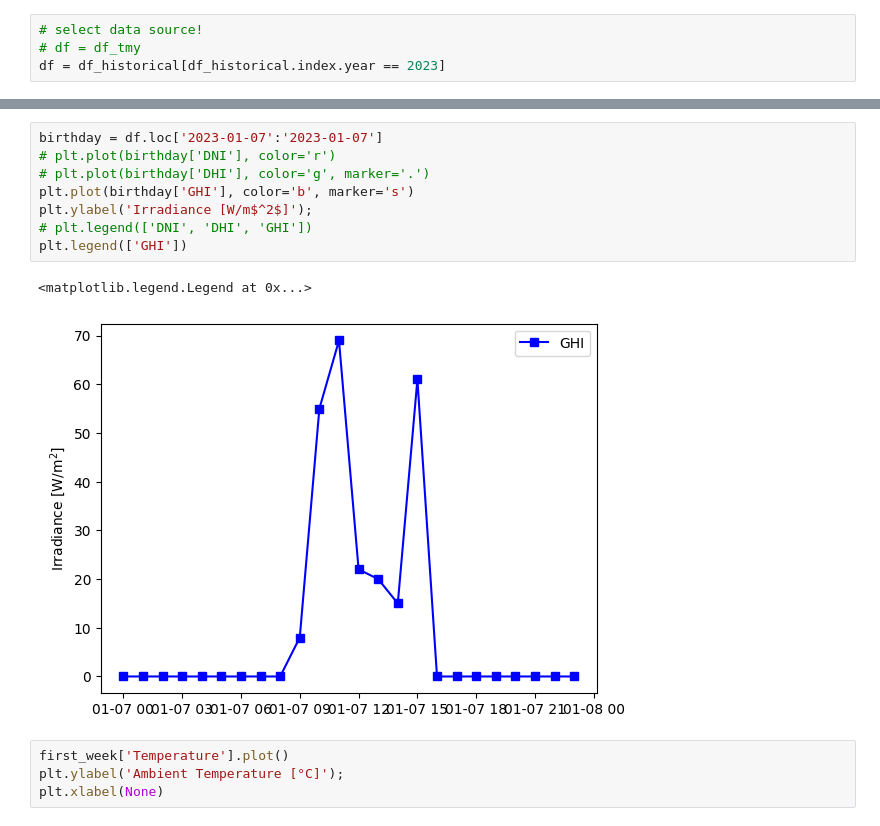
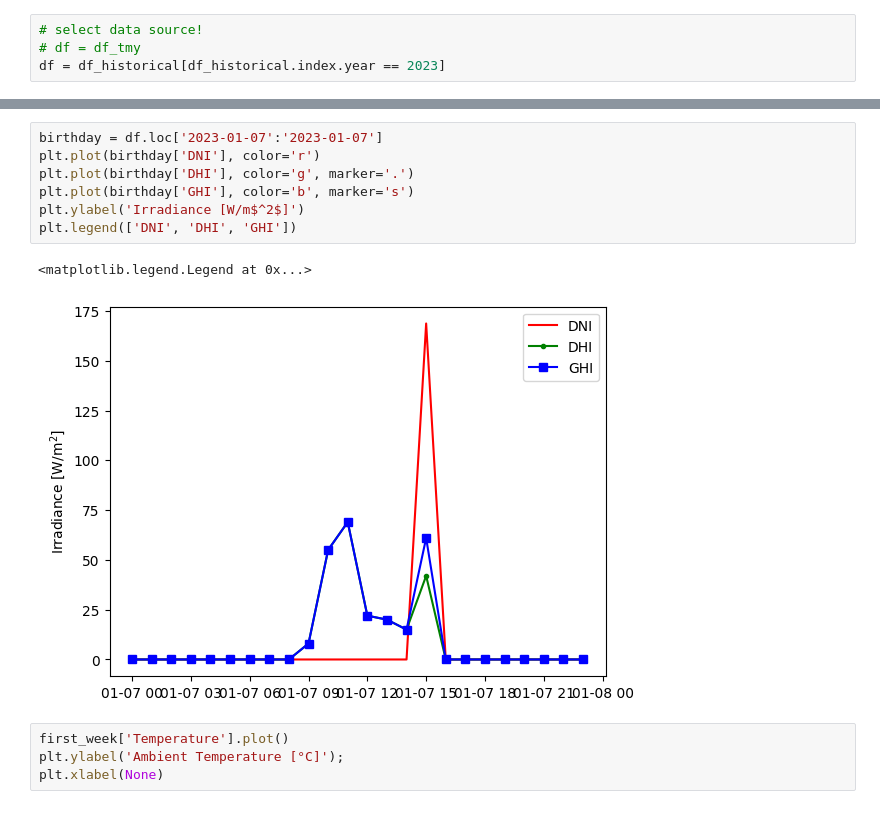
Before and after one commit to josephbenjamin/solar-model, a Jupyter notebook: solar-modelling.ipynb, the cells around one changed output, grey strips where cells are left out. Saved outputs shown, nothing was run; the diff lists cells and outputs as text.

```diff
--- a/solar-modelling.ipynb
+++ b/solar-modelling.ipynb
@@ -253,14 +144,13 @@ df.head(20)
 # %%
 birthday = df.loc['2023-01-07':'2023-01-07']
-# plt.plot(birthday['DNI'], color='r')
-# plt.plot(birthday['DHI'], color='g', marker='.')
+plt.plot(birthday['DNI'], color='r')
+plt.plot(birthday['DHI'], color='g', marker='.')
 plt.plot(birthday['GHI'], color='b', marker='s')
-plt.ylabel('Irradiance [W/m$^2$]');
-# plt.legend(['DNI', 'DHI', 'GHI'])
-plt.legend(['GHI'])
+plt.ylabel('Irradiance [W/m$^2$]')
+plt.legend(['DNI', 'DHI', 'GHI'])
 # %% [output]
 <matplotlib.legend.Legend at 0x...>
-[figure, old version]
+[figure, new version]
 # %%
 first_week['Temperature'].plot()
 plt.ylabel('Ambient Temperature [°C]');
```
Also changed, not shown: parts of 26 cells of this notebook, 1 other file.
